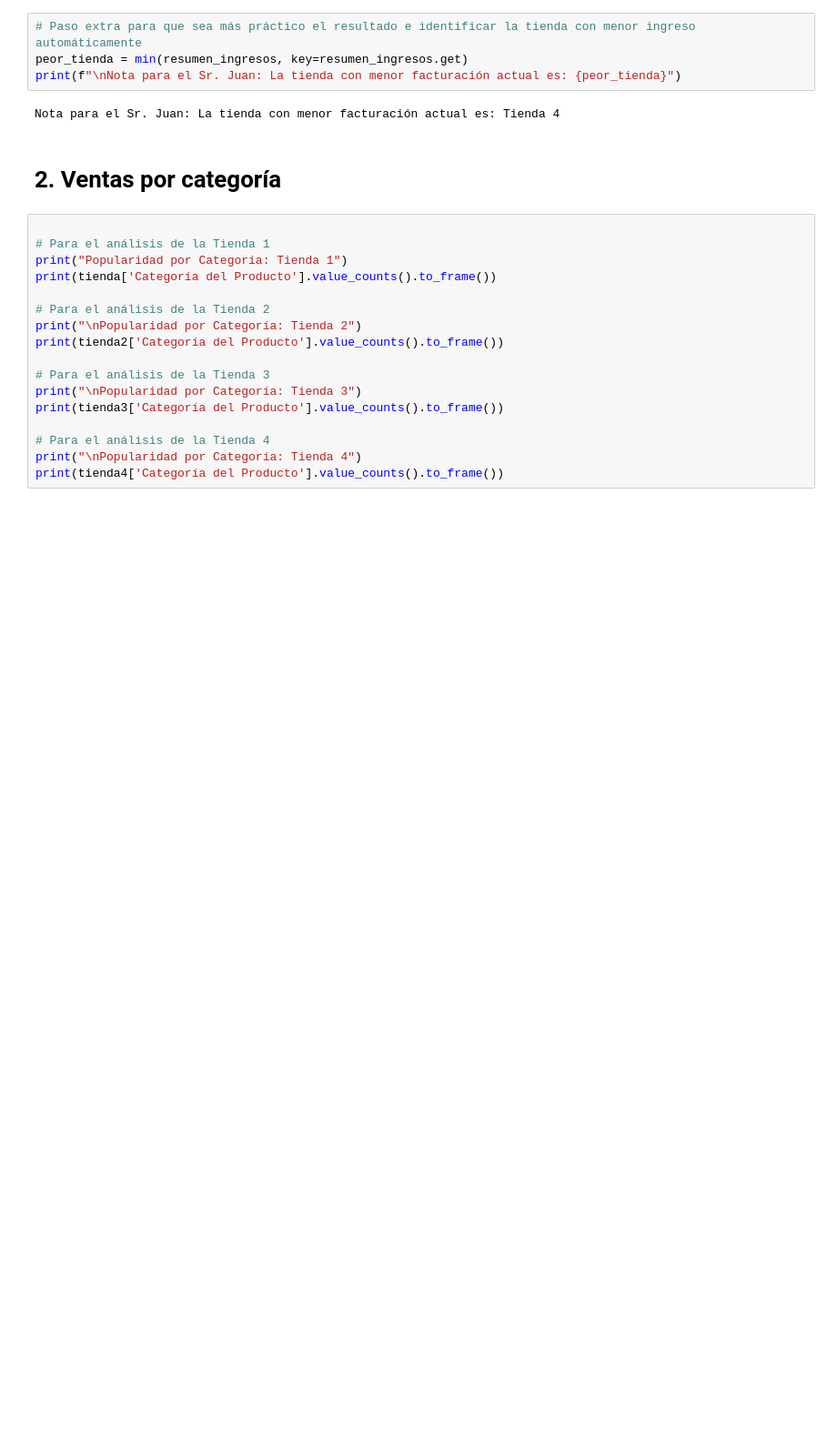
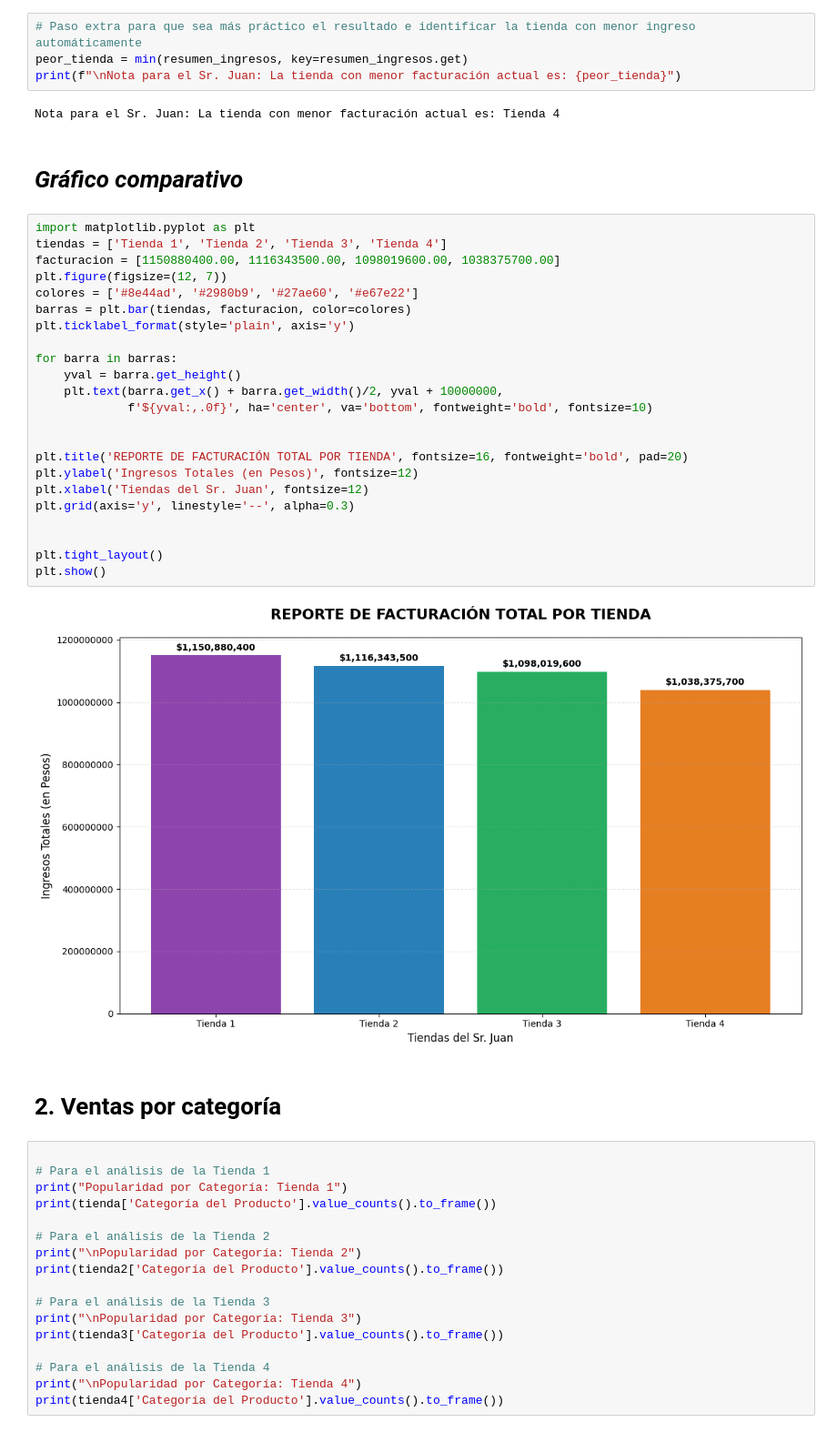
Before and after one commit to idabelZone/Proyecto-DA-AluraStoreLatam, a Jupyter notebook: AluraStoreLatam.ipynb, the cells around one changed output. Shown at 91% size. Cells and saved outputs as stored; diff of their text form; blank space fills up the shorter version.

```diff
--- a/AluraStoreLatam.ipynb
+++ b/AluraStoreLatam.ipynb
@@ -58,6 +58,33 @@ peor_tienda = min(resumen_ingresos, key=resumen_ingresos.get)
 print(f"\nNota para el Sr. Juan: La tienda con menor facturación actual es: {peor_tienda}")
 # %% [output]
 Nota para el Sr. Juan: La tienda con menor facturación actual es: Tienda 4
+# %% [markdown]
+# ***Gráfico comparativo***
+# %%
+import matplotlib.pyplot as plt
+tiendas = ['Tienda 1', 'Tienda 2', 'Tienda 3', 'Tienda 4']
+facturacion = [1150880400.00, 1116343500.00, 1098019600.00, 1038375700.00]
+plt.figure(figsize=(12, 7))
+colores = ['#8e44ad', '#2980b9', '#27ae60', '#e67e22']
+barras = plt.bar(tiendas, facturacion, color=colores)
+plt.ticklabel_format(style='plain', axis='y')
+
+for barra in barras:
+    yval = barra.get_height()
+    plt.text(barra.get_x() + barra.get_width()/2, yval + 10000000,
+             f'${yval:,.0f}', ha='center', va='bottom', fontweight='bold', fontsize=10)
+
+
+plt.title('REPORTE DE FACTURACIÓN TOTAL POR TIENDA', fontsize=16, fontweight='bold', pad=20)
+plt.ylabel('Ingresos Totales (en Pesos)', fontsize=12)
+plt.xlabel('Tiendas del Sr. Juan', fontsize=12)
+plt.grid(axis='y', linestyle='--', alpha=0.3)
+
+
+plt.tight_layout()
+plt.show()
+# %% [output]
+[figure, added]
 # %% [markdown]
 # 2. Ventas por categoría
 # %%
```
Also changed, not shown: parts of 17 cells of this notebook.
